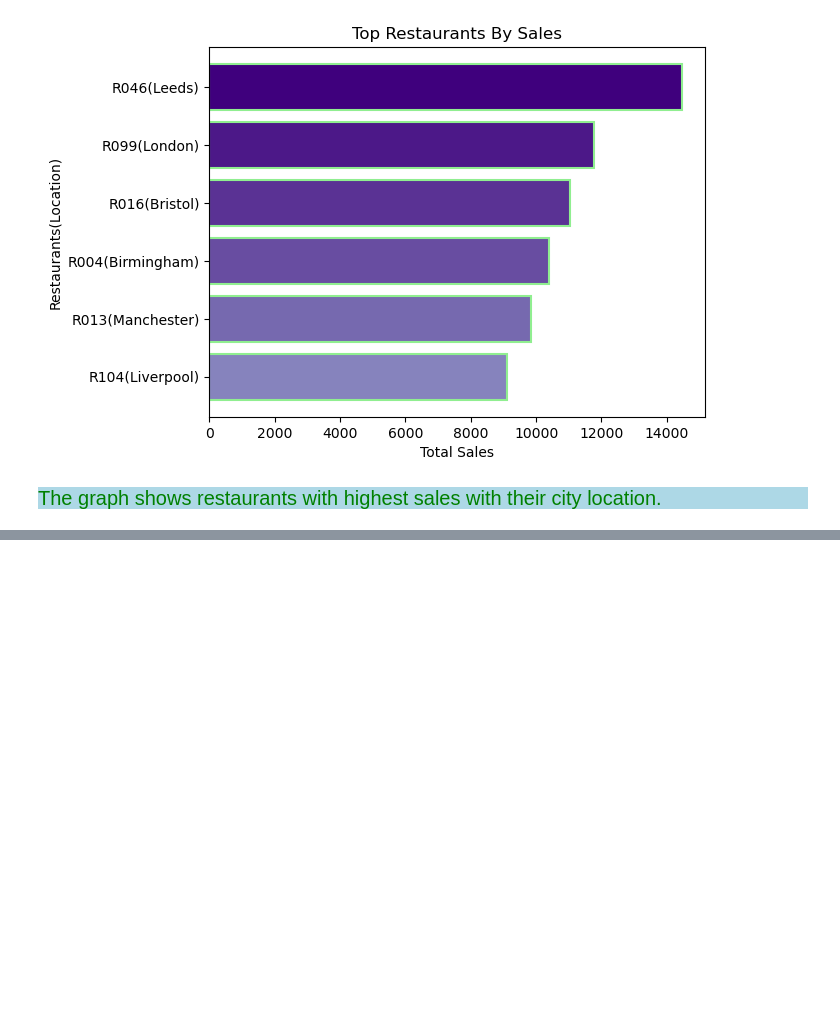
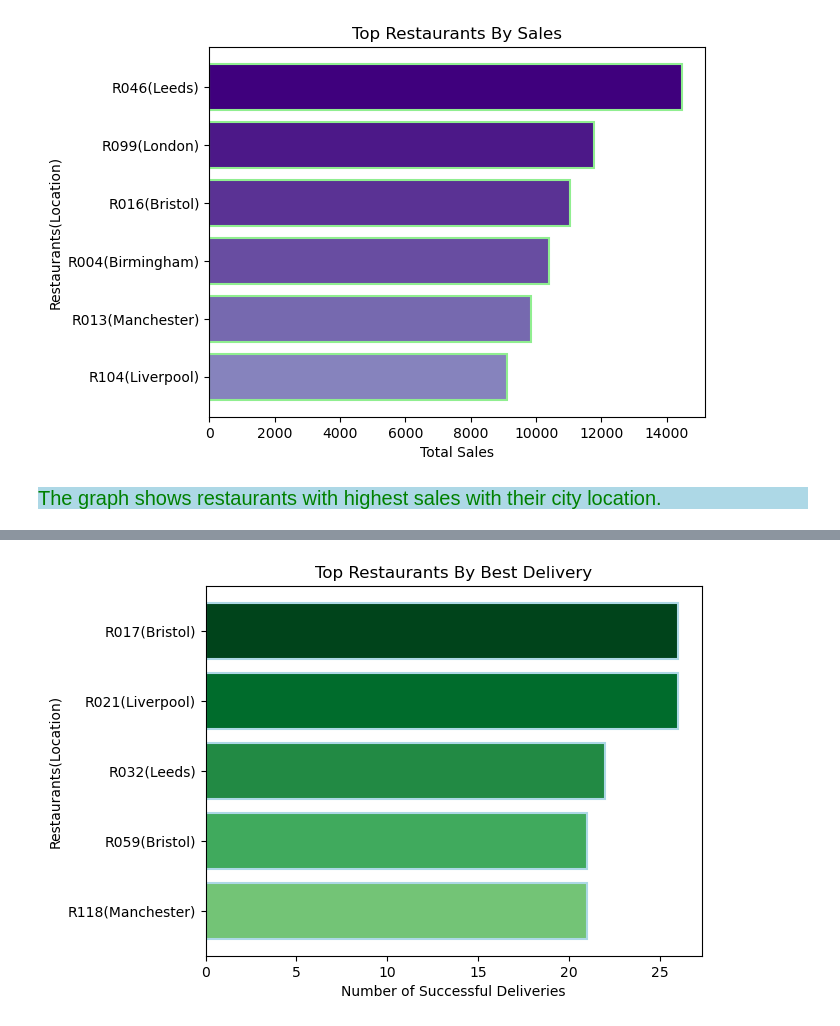
Before and after one commit to Kartika-Nidhi/SQLProjects, a Jupyter notebook: RestaurantAnalysis.ipynb, the cells around one changed output, grey strips where cells are left out. Cells and saved outputs as stored; diff of their text form; code cells hidden in the pictures; blank space fills up the shorter version.

```diff
--- a/RestaurantAnalysis.ipynb
+++ b/RestaurantAnalysis.ipynb
@@ -1007,0 +1052,21 @@ plt.show()
+# %%
+best_delivery = pd.DataFrame({
+    'restaurants' : ['R017(Bristol)', 'R021(Liverpool)', 'R032(Leeds)', 'R059(Bristol)', 'R118(Manchester)'],
+    'successful_deliveries' :[26, 26, 22, 21, 21 ]
+})
+
+plt.barh(
+    y = best_delivery['restaurants'],
+    width = best_delivery['successful_deliveries'],
+    color = plt.cm.Greens(np.linspace(1, 0.5, 5)),
+    linewidth = 1.5,
+    edgecolor = 'lightblue'
+)
+
+plt.title('Top Restaurants By Best Delivery')
+plt.ylabel('Restaurants(Location)')
+plt.xlabel('Number of Successful Deliveries')
+plt.gca().invert_yaxis()
+plt.show()
+# %% [output]
+[figure, added]
```
Also changed, not shown: parts of 11 cells of this notebook.
